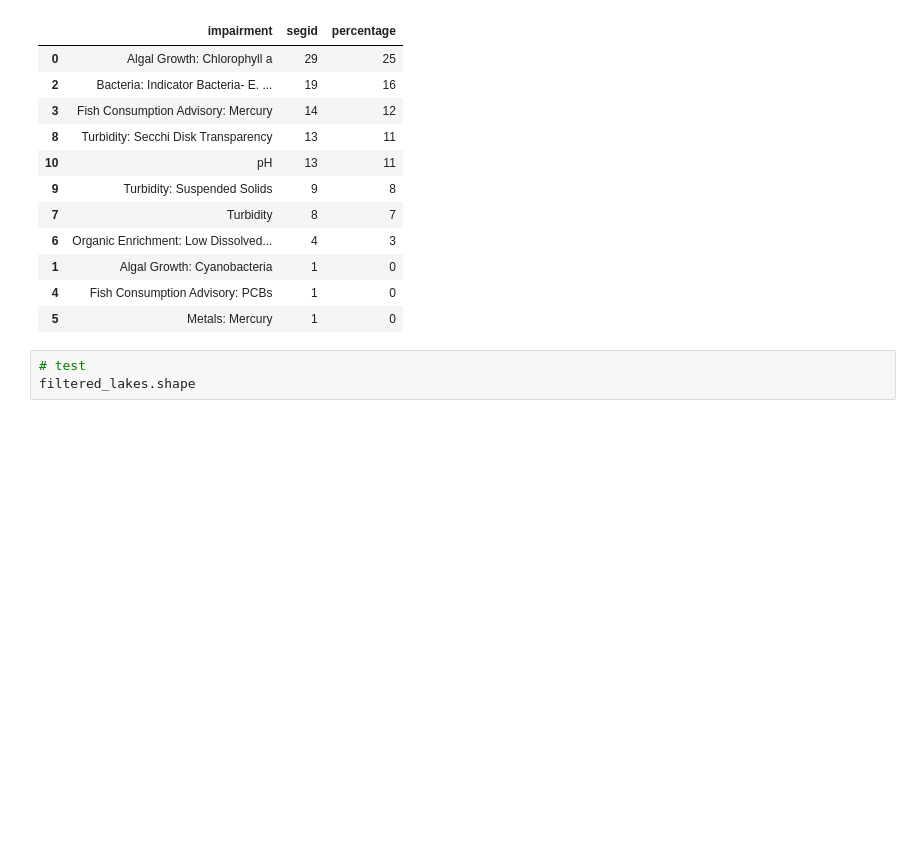
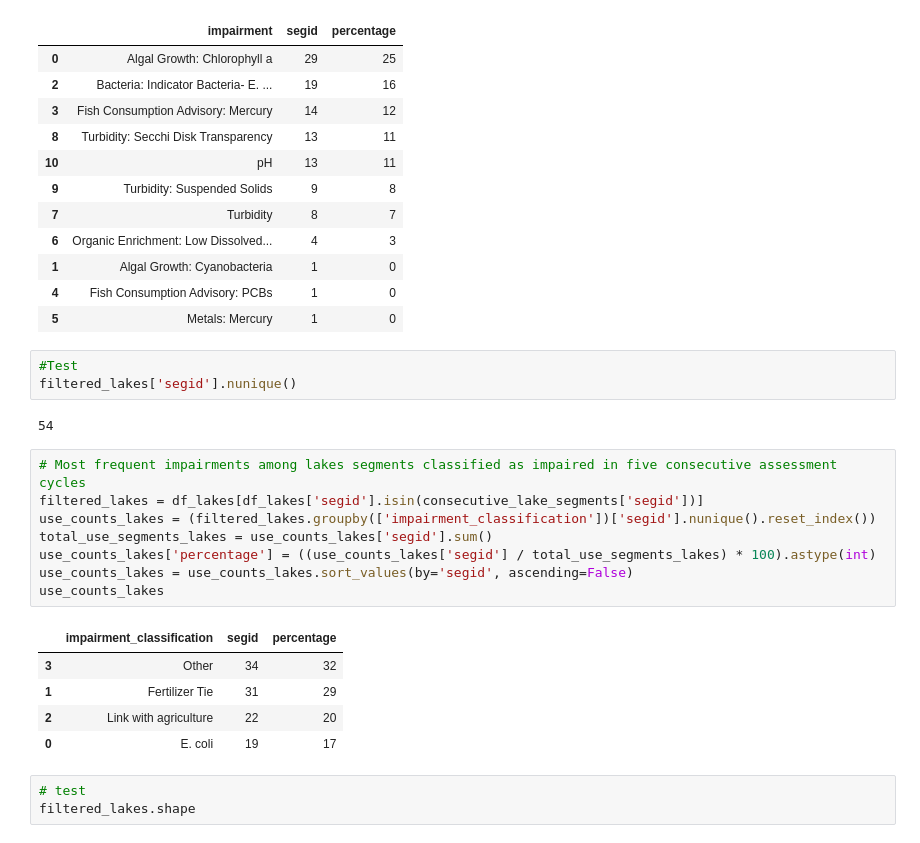
Before and after one commit to mocorderos/Water_Impair_Iowa, a Jupyter notebook: ImpairedWaterListFeb25.ipynb, the cells around one changed output. Cells and saved outputs as stored; diff of their text form; blank space fills up the shorter version.

```diff
--- a/ImpairedWaterListFeb25.ipynb
+++ b/ImpairedWaterListFeb25.ipynb
@@ -576,6 +576,25 @@ use_counts_lakes
 | 1 | Algal Growth: Cyanobacteria | 1 | 0 |
 | 4 | Fish Consumption Advisory: PCBs | 1 | 0 |
 | 5 | Metals: Mercury | 1 | 0 |
+# %%
+#Test
+filtered_lakes['segid'].nunique()
+# %% [output]
+54
+# %%
+# Most frequent impairments among lakes segments classified as impaired in five consecutive assessment cycles
+filtered_lakes = df_lakes[df_lakes['segid'].isin(consecutive_lake_segments['segid'])]
+use_counts_lakes = (filtered_lakes.groupby(['impairment_classification'])['segid'].nunique().reset_index())
+total_use_segments_lakes = use_counts_lakes['segid'].sum()
+use_counts_lakes['percentage'] = ((use_counts_lakes['segid'] / total_use_segments_lakes) * 100).astype(int)
+use_counts_lakes = use_counts_lakes.sort_values(by='segid', ascending=False)
+use_counts_lakes
+# %% [output]
+|  | impairment_classification | segid | percentage |
+| 3 | Other | 34 | 32 |
+| 1 | Fertilizer Tie | 31 | 29 |
+| 2 | Link with agriculture | 22 | 20 |
+| 0 | E. coli | 19 | 17 |
 # %%
 # test
 filtered_lakes.shape
```
Also changed, not shown: parts of 3 cells of this notebook.
